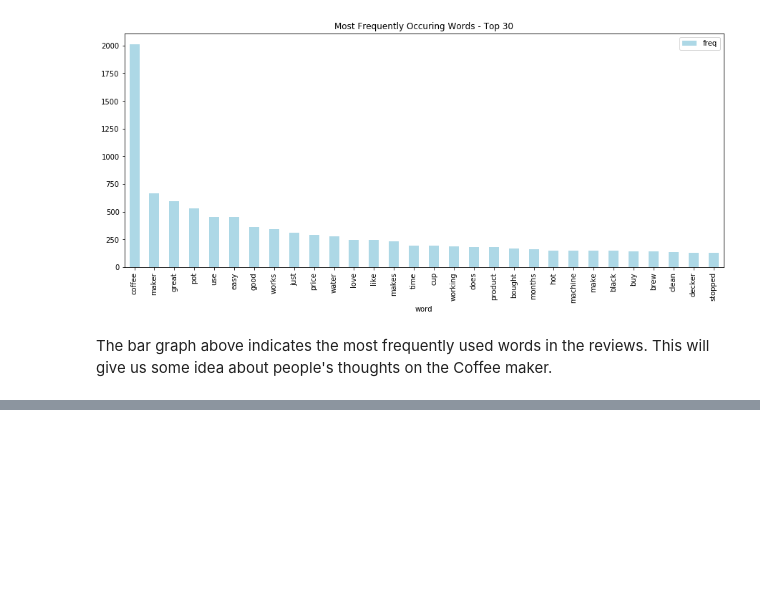
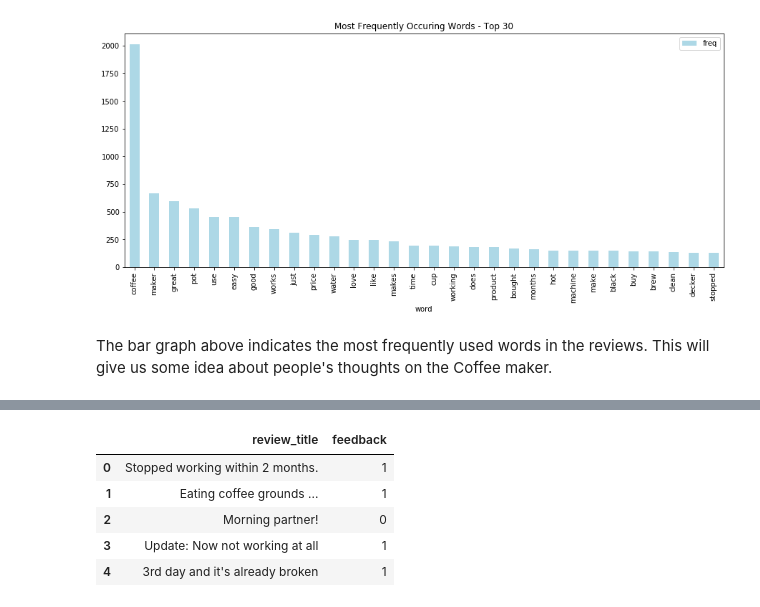
Before and after one commit to kavehamini/Amazon-Review-Analysis-JBL-Charge-4-Speaker-Sentiment-Analysis-NLP, a Jupyter notebook: Sentiment Analysis of Amazon reviews for BD Coffee maker.ipynb, the cells around one changed output, grey strips where cells are left out. Cells and saved outputs as stored; diff of their text form; code cells hidden in the pictures; blank space fills up the shorter version.

```diff
--- a/Sentiment Analysis of Amazon reviews for BD Coffee maker.ipynb
+++ b/Sentiment Analysis of Amazon reviews for BD Coffee maker.ipynb
@@ -244,0 +379,10 @@ def cleanup_text(docs, logging=False):
+# %%
+df.drop(['rating','date', 'color', 'review', 'comment', 'length_of_review', 'location'], inplace=True, axis=1)
+df.head()
+# %% [output]
+|  | review_title | feedback |
+| 0 | Stopped working within 2 months. | 1 |
+| 1 | Eating coffee grounds ... | 1 |
+| 2 | Morning partner! | 0 |
+| 3 | Update: Now not working at all | 1 |
+| 4 | 3rd day and it's already broken | 1 |
```
Also changed, not shown: parts of 28 cells of this notebook.
